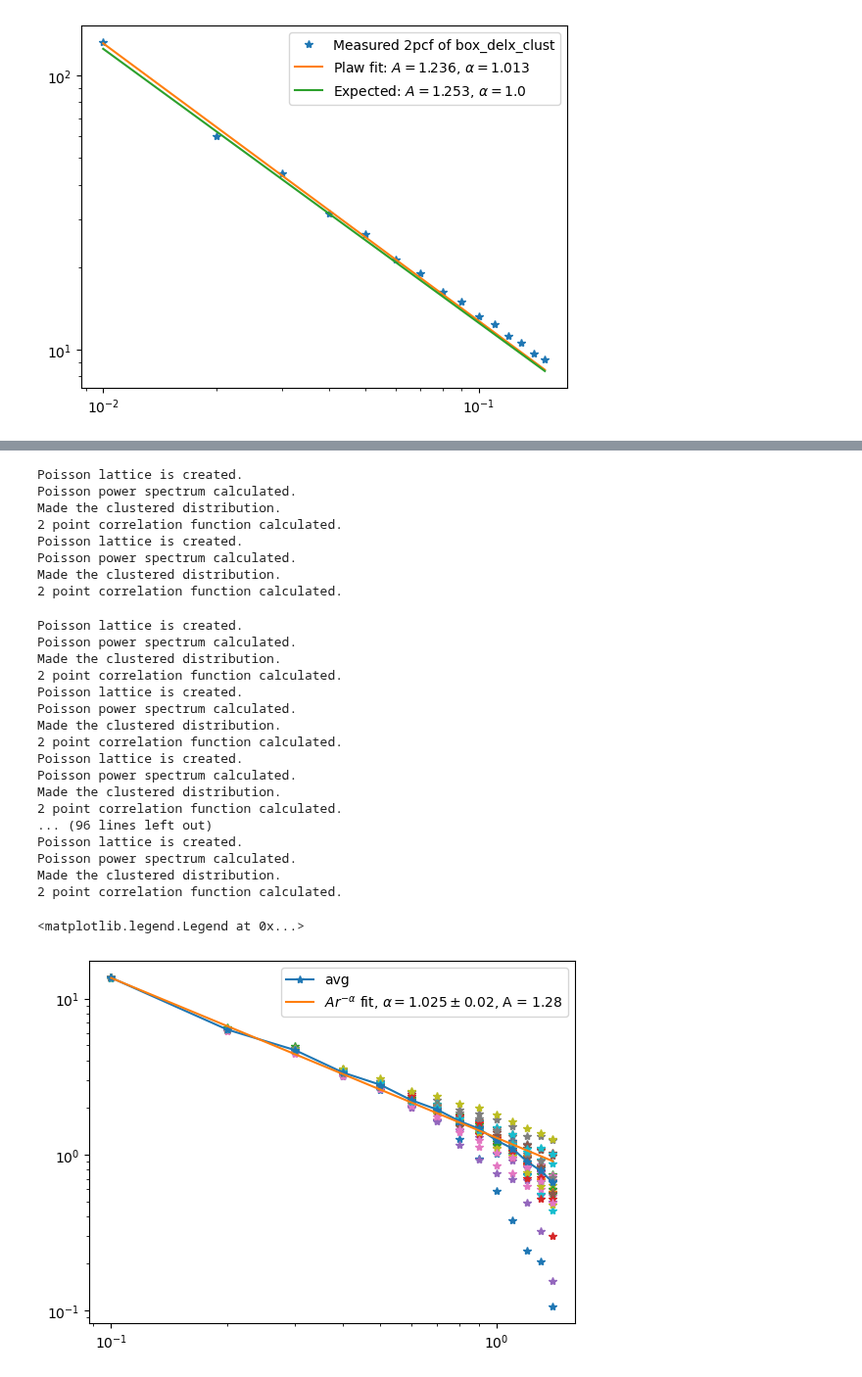
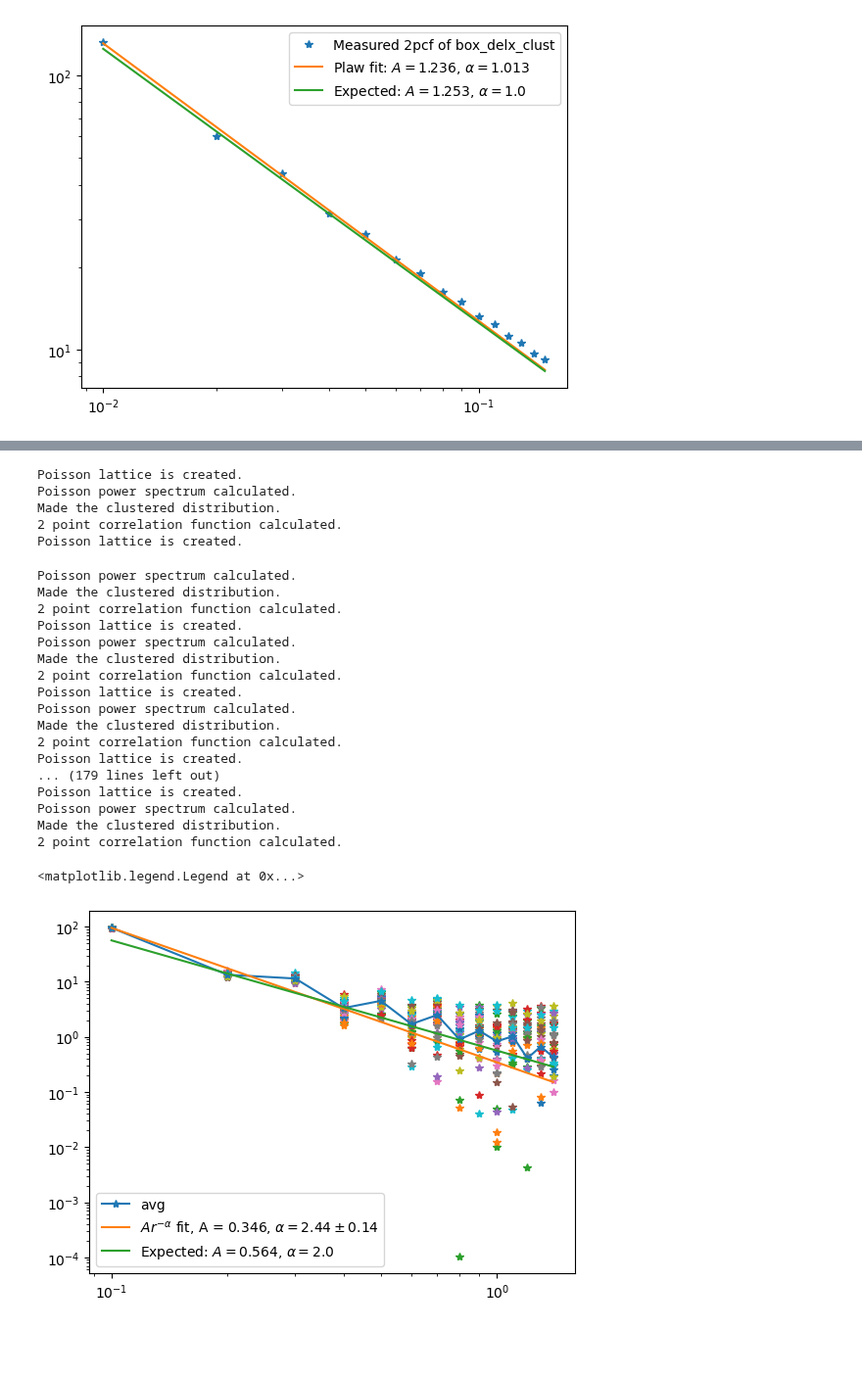
Before and after one commit to VibinRam/DP2, a Jupyter notebook: Codes/Clustering_simulation/GonzNuevoClust.ipynb, the cells around one changed output, grey strips where cells are left out. Shown at 98% size. Saved outputs shown, nothing was run; the diff lists cells and outputs as text; code cells hidden in the pictures; blank space fills up the shorter version.

```diff
--- a/Codes/Clustering_simulation/GonzNuevoClust.ipynb
+++ b/Codes/Clustering_simulation/GonzNuevoClust.ipynb
@@ -239,17 +272,18 @@ N_side = 64
 dx = 0.1
 n_bar = 50
 const_of_pk = 1.0
-delta_of_pk = 2.0
+delta_of_pk = 1.0
 x_min = 1.0 * dx
 x_max = 15.0 * dx
+iter_n = 50
 
-temp_corr = np.zeros((30, len(np.arange(math.ceil(x_min/dx), math.ceil(x_max/dx)))))
-for i in range(30):
-    sample_clust_32 = clust_dist(N_side, dx, n_bar);
+temp_corr = np.zeros((iter_n, len(np.arange(math.ceil(x_min/dx), math.ceil(x_max/dx)))))
+for i in range(iter_n):
+    sample_clust_32 = clust_dist(N_side, dx, n_bar)
 
-    sample_clust_32.make_clust_dist_from_plaw_pspec(const_of_pk, delta_of_pk, sample_clust_32.k_intervals);
+    sample_clust_32.make_clust_dist_from_plaw_pspec(const_of_pk, delta_of_pk, sample_clust_32.k_intervals)
 
-    sample_clust_32.calc_2pcorrfunc_clust(x_min, x_max);
+    sample_clust_32.calc_2pcorrfunc_clust(x_min, x_max)
 
     temp_corr[i] = sample_clust_32._2pcorrfunc
     plt.plot(sample_clust_32.x_intervals_mid, temp_corr[i], '*')
@@ -259,46 +293,43 @@ plt.plot(sample_clust_32.x_intervals_mid, temp_corr_avg, '-*', label="avg")
 
 temp_popt, temp_pcov = spo.curve_fit(pow_func, sample_clust_32.x_intervals_mid, temp_corr_avg)
 
-plt.plot(sample_clust_32.x_intervals_mid, pow_func(sample_clust_32.x_intervals_mid, temp_popt[0], temp_popt[1]), label=r'$Ar^{{-\alpha}}$ fit, $\alpha = {}\pm{}$, A = {}'.format(np.round(temp_popt[1],3),np.round(np.sqrt(temp_pcov[1,1]), 2), \
-                                                                                                                    np.round(temp_popt[0],3)))
+plt.plot(sample_clust_32.x_intervals_mid, pow_func(sample_clust_32.x_intervals_mid, temp_popt[0], temp_popt[1]), label=r'$Ar^{{-\alpha}}$ fit, A = {}, $\alpha = {}\pm{}$'.format \
+         (np.round(temp_popt[0],3), np.round(temp_popt[1],3),np.round(np.sqrt(temp_pcov[1,1]), 2)))
 
 # sample_clust_32.fit_2pcf_clust()
 
-# exp_A, exp_alpha = plaw_pspec_to_2pcf(1, 2.0)
+exp_A, exp_alpha = plaw_pspec_to_2pcf(const_of_pk, delta_of_pk)
 
 # plt.plot(sample_clust_32.x_intervals_mid, sample_clust_32._2pcorrfunc, '*', label="Measured 2pcf of box_delx_clust")
 # plt.plot(sample_clust_32.x_intervals_mid, sample_clust_32._2pcf_fit_A * np.power(sample_clust_32.x_intervals_mid, -sample_clust_32._2pcf_fit_alpha), \
 #                 label=r"Plaw fit: $A = {}$, $\alpha = {}$".format(np.round(sample_clust_32._2pcf_fit_A,3), np.round(sample_clust_32._2pcf_fit_alpha,3)))
-# plt.plot(sample_clust_32.x_intervals_mid, exp_A * np.power(sample_clust_32.x_intervals_mid, -exp_alpha), \
-#             label=r"Expected: $A = {}$, $\alpha = {}$".format(np.round(exp_A,3), np.round(exp_alpha,3)))
+plt.plot(sample_clust_32.x_intervals_mid, exp_A * np.power(sample_clust_32.x_intervals_mid, -exp_alpha), \
+             label=r"Expected: $A = {}$, $\alpha = {}$".format(np.round(exp_A,3), np.round(exp_alpha,3)))
 plt.xscale('log')
 plt.yscale('log')
 plt.legend()
 # %% [output]
 Poisson lattice is created.
 Poisson power spectrum calculated.
 Made the clustered distribution.
 2 point correlation function calculated.
 Poisson lattice is created.
-Poisson power spectrum calculated.
-Made the clustered distribution.
-2 point correlation function calculated.
-Poisson lattice is created.
 Poisson power spectrum calculated.
 Made the clustered distribution.
 2 point correlation function calculated.
 Poisson lattice is created.
 Poisson power spectrum calculated.
 Made the clustered distribution.
 2 point correlation function calculated.
 Poisson lattice is created.
 Poisson power spectrum calculated.
 Made the clustered distribution.
 2 point correlation function calculated.
-... (96 lines left out)
+Poisson lattice is created.
+... (179 lines left out)
 Poisson lattice is created.
 Poisson power spectrum calculated.
 Made the clustered distribution.
 2 point correlation function calculated.
 <matplotlib.legend.Legend at 0x...>
-[figure, old version]
+[figure, new version]
```
Also changed, not shown: parts of 1 cell of this notebook.
